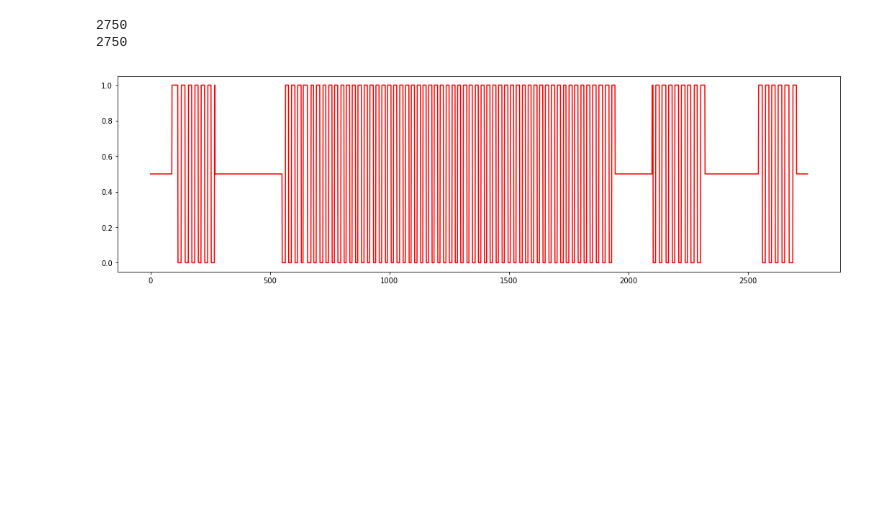
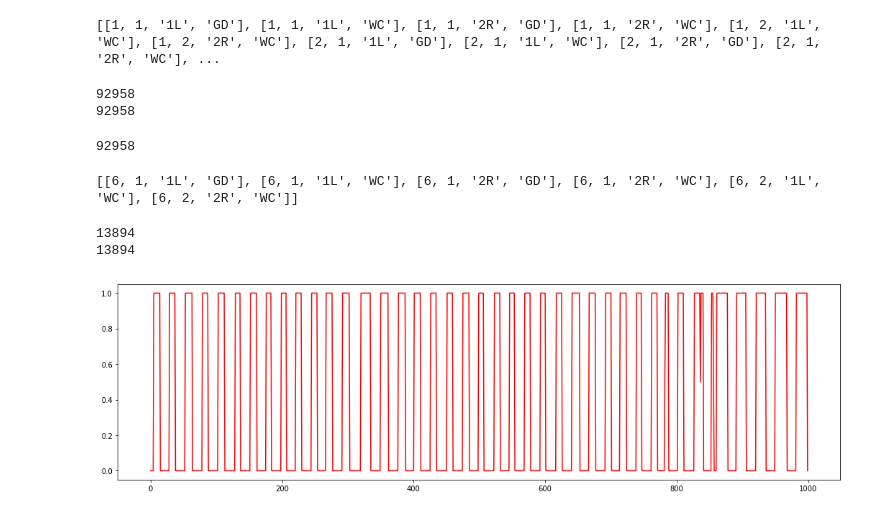
Before and after one commit to czyi/StepCounting, a Jupyter notebook: lstm_error_metric.ipynb, the cells around one changed output. Saved outputs shown, nothing was run; the diff lists cells and outputs as text; code cells hidden in the pictures; blank space fills up the shorter version.

```diff
--- a/lstm_error_metric.ipynb
+++ b/lstm_error_metric.ipynb
@@ -12,10 +12,3 @@ num_input = 6
 timesteps = 80 # timesteps
 num_hidden = 100 # hidden layer num of features
 num_output= 1
-# %%
-#iPhoneSensors_T1_ID1_1L_GD.csv
-with open("weallwalk/sensor/iPhoneSensors_T1_ID1_1L_GD.csv", "r") as csvfile:
-    reader = csv.reader(csvfile) # 读取csv文件，返回的是迭代类型
-    dataset = [row[17:23] for row in reader]
-    print(len(dataset))
-    print(dataset[:10])
@@ -91,14 +87,66 @@ def read_xml(filename, length):
+# %%
+step_data_list = []
+for i in range(1,6):
+    step_data_list.append([i, 1, '1L', 'GD'])
+    step_data_list.append([i, 1, '1L', 'WC'])
+    step_data_list.append([i, 1, '2R', 'GD'])
+    step_data_list.append([i, 1, '2R', 'WC'])
+    step_data_list.append([i, 2, '1L', 'WC'])
+    step_data_list.append([i, 2, '2R', 'WC'])
+
+print(step_data_list)
+# %% [output]
+[[1, 1, '1L', 'GD'], [1, 1, '1L', 'WC'], [1, 1, '2R', 'GD'], [1, 1, '2R', 'WC'], [1, 2, '1L', 'WC'], [1, 2, '2R', 'WC'], [2, 1, '1L', 'GD'], [2, 1, '1L', 'WC'], [2, 1, '2R', 'GD'], [2, 1, '2R', 'WC'], ...
+# %%
+data_x, data_y = [], []
+for i in step_data_list:
+    data_x_segement, data_y_segement = add_data(i[0], i[1], i[2], i[3])
+    data_x.extend(data_x_segement)
+    data_y.extend(data_y_segement)
+
+print(len(data_x)) #93638
+print(len(data_y))
+# %% [output]
+92958
+92958
+# %%
+order = list(range(0,len(data_x),1))
+random.shuffle(order)
+
+train_x = [data_x[i] for i in order]
+train_y = [data_y[i] for i in order]
+
+print(len(train_x))
+# %% [output]
+92958
+# %%
+step_test_list = []
+for i in range(6,7):
+    step_test_list.append([i, 1, '1L', 'GD'])
+    step_test_list.append([i, 1, '1L', 'WC'])
+    step_test_list.append([i, 1, '2R', 'GD'])
+    step_test_list.append([i, 1, '2R', 'WC'])
+    step_test_list.append([i, 2, '1L', 'WC'])
+    step_test_list.append([i, 2, '2R', 'WC'])
+
+print(step_test_list)
+# %% [output]
+[[6, 1, '1L', 'GD'], [6, 1, '1L', 'WC'], [6, 1, '2R', 'GD'], [6, 1, '2R', 'WC'], [6, 2, '1L', 'WC'], [6, 2, '2R', 'WC']]
+# %%
+test_x, test_y=[], []
+for i in step_test_list:
+    data_x_segement, data_y_segement = add_data(i[0], i[1], i[2], i[3])
+    test_x.extend(data_x_segement)
+    test_y.extend(data_y_segement)
+
+print(len(test_x))
+print(len(test_y))
+# %% [output]
+13894
+13894
 # %%
-data_x_2 = read_sensor("weallwalk/sensor/iPhoneSensors_T2_ID1_1L_GD.csv")
-print(len(data_x_2))
-
-data_y_2 = read_xml("weallwalk/xml/T2_ID1_GD.xml", len(data_x_2))
-print(len(data_y_2))
-
 plt.figure(figsize=(18, 5))
-plt.plot([i[0] for i in data_y_2], 'r')
+plt.plot([i[0] for i in test_y[1000:2000]], 'r')
 plt.show()
 # %% [output]
-2750
-2750
-[figure, old version]
+[figure, new version]
```
Also changed, not shown: parts of 20 cells of this notebook, 18 other files.
